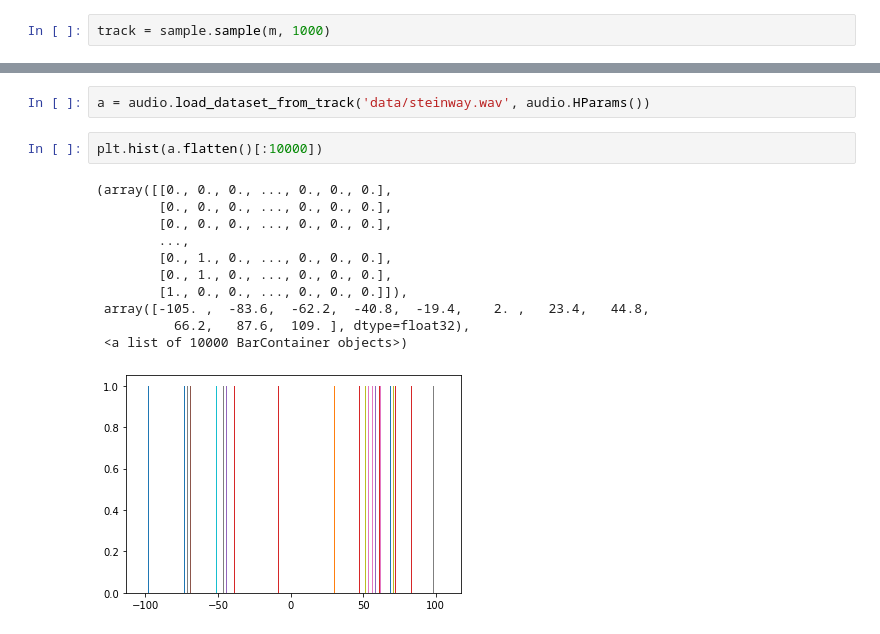
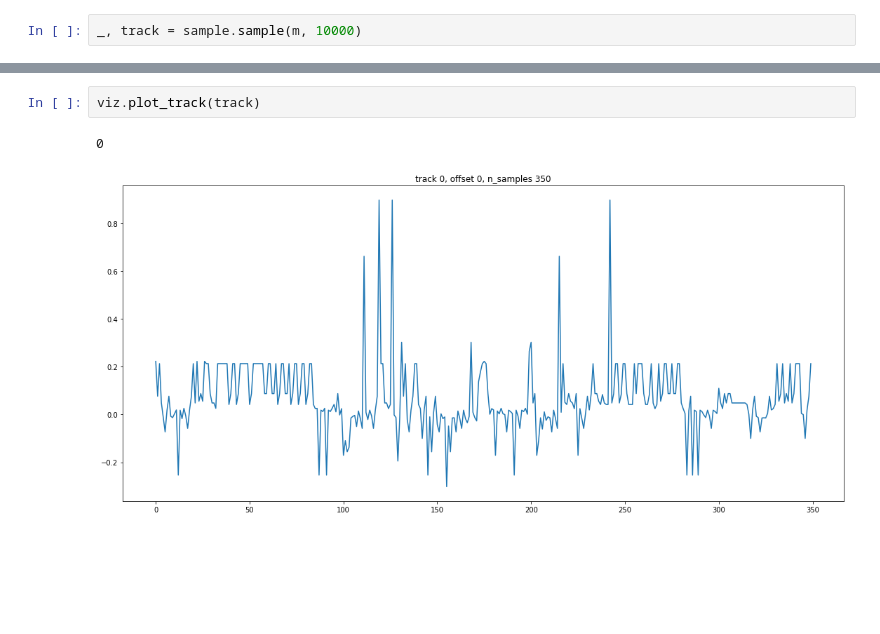
Before and after one commit to feldberlin/wavenet, a Jupyter notebook: train-audio.ipynb, the cells around one changed output, grey strips where cells are left out. Cells and saved outputs as stored; diff of their text form; blank space fills up the shorter version.

```diff
--- a/train-audio.ipynb
+++ b/train-audio.ipynb
@@ -21,2 +30,2 @@ KeyboardInterrupt:
 # %%
-track = sample.sample(m, 1000)
+_, track = sample.sample(m, 10000)
@@ -38,16 +32,5 @@ TypeError: any() received an invalid combination of arguments - got (out=NoneTyp
-# %%
-a = audio.load_dataset_from_track('data/steinway.wav', audio.HParams())
-# %%
-plt.hist(a.flatten()[:10000])
-# %% [output]
-(array([[0., 0., 0., ..., 0., 0., 0.],
-        [0., 0., 0., ..., 0., 0., 0.],
-        [0., 0., 0., ..., 0., 0., 0.],
-        ...,
-        [0., 1., 0., ..., 0., 0., 0.],
-        [0., 1., 0., ..., 0., 0., 0.],
-        [1., 0., 0., ..., 0., 0., 0.]]),
- array([-105. ,  -83.6,  -62.2,  -40.8,  -19.4,    2. ,   23.4,   44.8,
-          66.2,   87.6,  109. ], dtype=float32),
- <a list of 10000 BarContainer objects>)
-[figure, removed]
+# %%
+viz.plot_track(track)
+# %% [output]
+0
+[figure, added]
```
Also changed, not shown: parts of 10 cells of this notebook, 9 other files.
